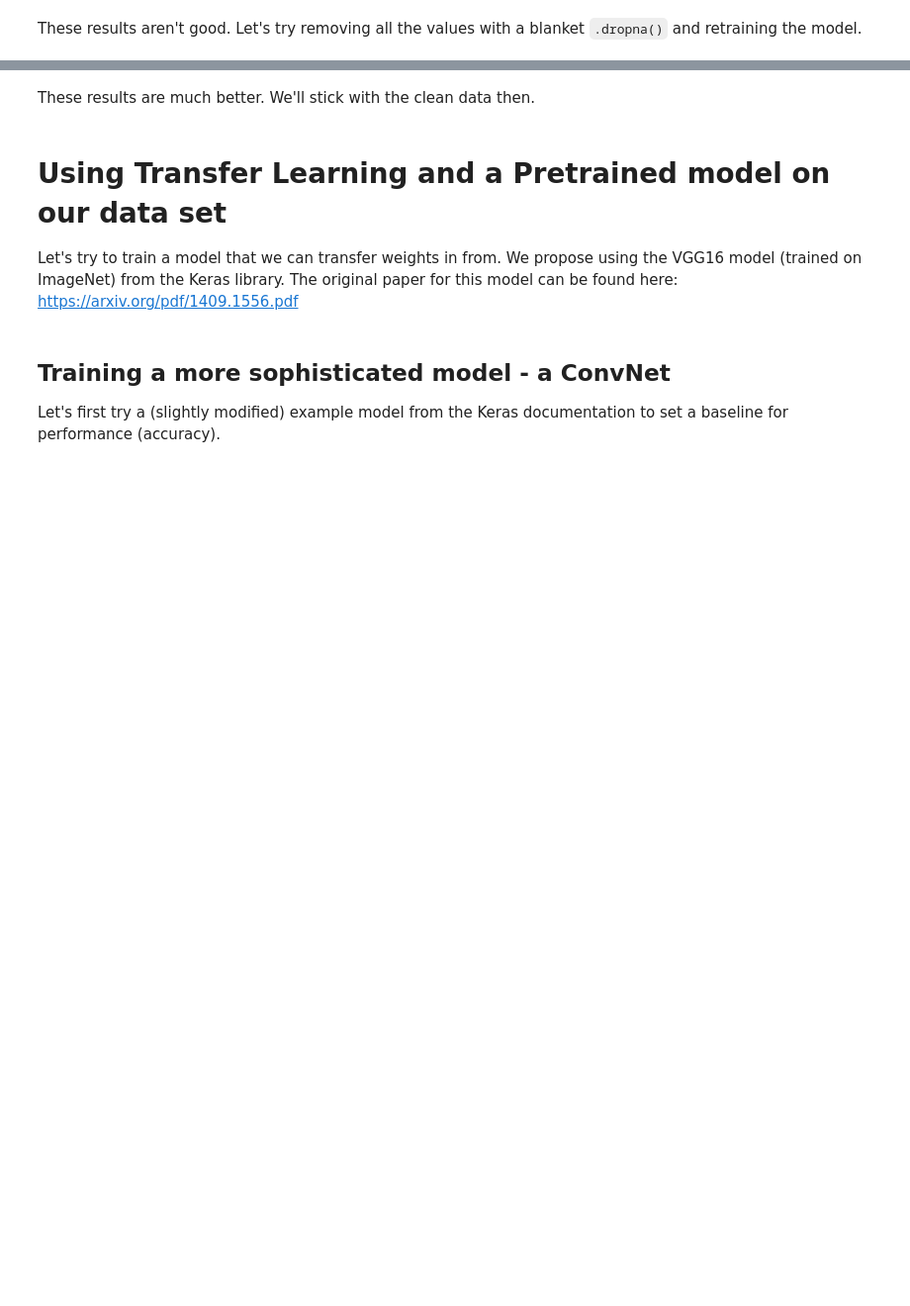
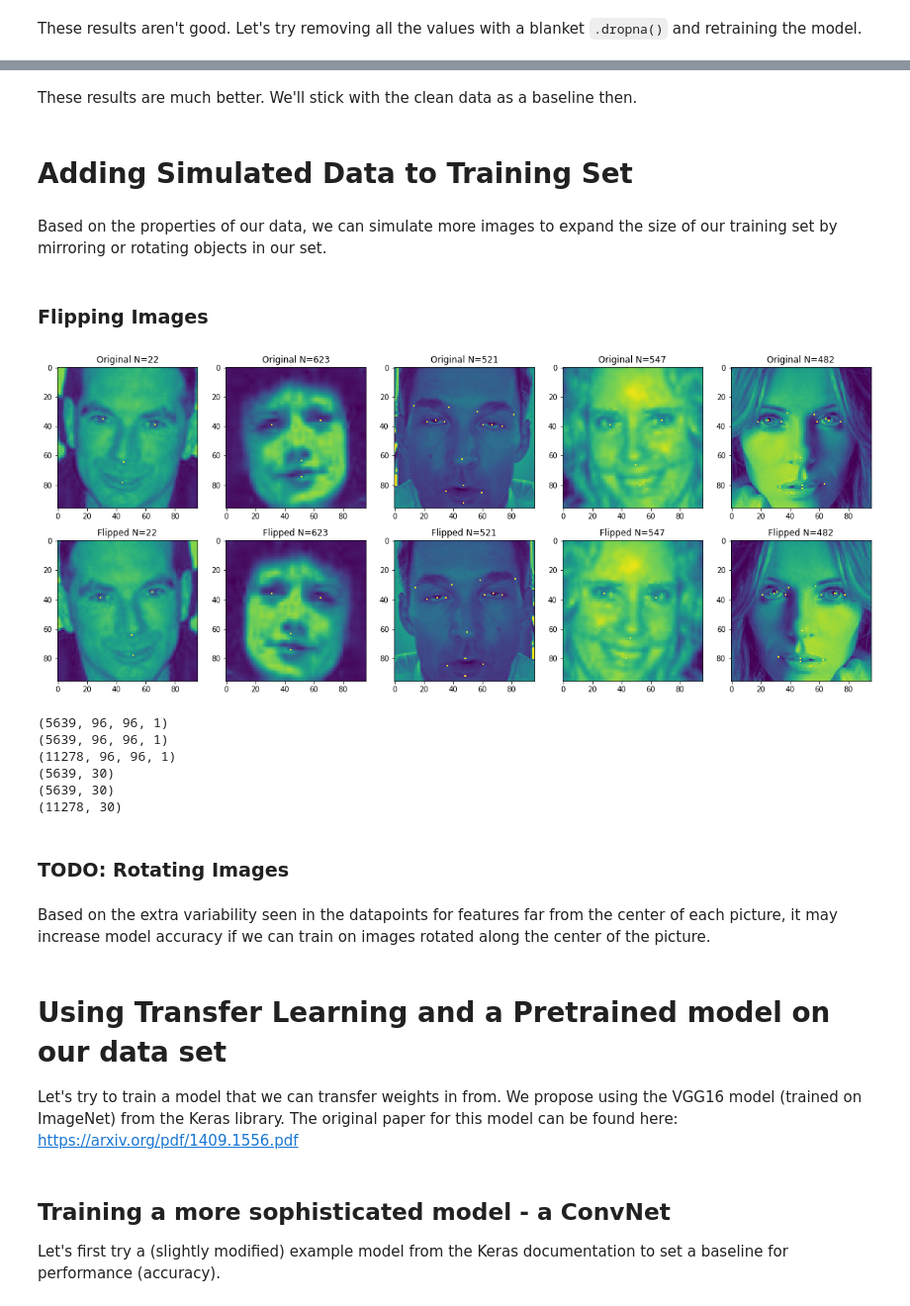
Before and after one commit to tucker-anderson/Facial-Keynotes, a Jupyter notebook: Facial_Keypoints_Notebook_final_DimReduction.ipynb, the cells around one changed output, grey strips where cells are left out. Shown at 99% size. Saved outputs shown, nothing was run; the diff lists cells and outputs as text; code cells hidden in the pictures; blank space fills up the shorter version.

```diff
--- a/Facial_Keypoints_Notebook_final_DimReduction.ipynb
+++ b/Facial_Keypoints_Notebook_final_DimReduction.ipynb
@@ -501,7 +475,7 @@ from keras.layers import Dense, Flatten, Conv2D, MaxPooling2D, Activation, Dropo
 from keras.models import Model
 
 m = Sequential()
-m.add(Flatten(input_shape = Xtrain_m1[1].shape))
+m.add(Flatten(input_shape = Xtrain[1].shape))
 
 m.add(Dense(128, activation = 'relu'))
 m.add(Dense(64, activation = 'relu'))
@@ -509,4 +483,4 @@ m.add(Dense(30))
 
 m.compile(optimizer = 'adam', loss = 'mean_squared_error', metrics = ['mse', 'acc'])
 # %%
-m.fit(Xtrain_m1, Ytrain_m1, epochs = 10, batch_size=50)
+m.fit(Xtrain, Ytrain, epochs = 10, batch_size=50)
@@ -578,5 +515,60 @@ Epoch 10/10
 # %% [markdown]
-These results are much better. We'll stick with the clean data then.
+These results are much better. We'll stick with the clean data as a baseline then.
+# %% [markdown]
+# Adding Simulated Data to Training Set
+# %% [markdown]
+Based on the properties of our data, we can simulate more images to expand the size of our training set by mirroring or rotating objects in our set.
+# %% [markdown]
+### Flipping Images
+# %%
+# lets mirror our training data and labels
+Xtrain_flipped = Xtrain.copy()
+Ytrain_flipped = Ytrain.copy()
+Xtrain_flipped = Xtrain_flipped[:,:,::-1,:]
+Ytrain_flipped = Ytrain_flipped.reshape(len(Ytrain_flipped),15,2)
+Ytrain_flipped[:,:,0] = Ytrain_flipped[:,:,0] - 2*(Ytrain_flipped[:,:,0] - (IMG_W/2))
+Ytrain_flipped = Ytrain_flipped.reshape(Ytrain.shape)
+# %%
+rows = 2
+cols = 5
+
+inds = np.random.choice(a=len(decoded_imgs), size=rows*cols, replace=False)
+plt.subplots(figsize=(20,8),nrows=rows, ncols=cols)
+
+for i in range(int(rows*cols/2)):
+    plt.subplot(rows,cols,i+1)
+    plt.title(('Original N='+str(inds[i])))
+    show_image_labels(Xtrain[inds[i]], Ytrain[inds[i]])
+
+    plt.subplot(rows,cols,i+1+cols)
+    plt.title(('Flipped N='+str(inds[i])))
+    show_image_labels(Xtrain_flipped[inds[i]], Ytrain_flipped[inds[i]])
+
+plt.show()
+# %% [output]
+[figure, added]
+# %%
+# add flipped images to dataset
+Xtrain_flippedall = np.concatenate((Xtrain, Xtrain_flipped), axis=0)
+Ytrain_flippedall = np.concatenate((Ytrain, Ytrain_flipped), axis=0)
+# check to see if flipped images successfully added to dataset
+print(Xtrain.shape)
+print(Xtrain_flipped.shape)
+print(Xtrain_flippedall.shape)
+print(Ytrain.shape)
+print(Ytrain_flipped.shape)
+print(Ytrain_flippedall.shape)
+# %% [output]
+(5639, 96, 96, 1)
+(5639, 96, 96, 1)
+(11278, 96, 96, 1)
+(5639, 30)
+(5639, 30)
+(11278, 30)
+# %% [markdown]
+### TODO: Rotating Images
+# %% [markdown]
+Based on the extra variability seen in the datapoints for features far from the center of each picture, it may increase model accuracy if we can train on images rotated along the center of the picture.
 # %% [markdown]
 # Using Transfer Learning and a Pretrained model on our data set
 
```
Also changed, not shown: parts of 26 cells of this notebook.
